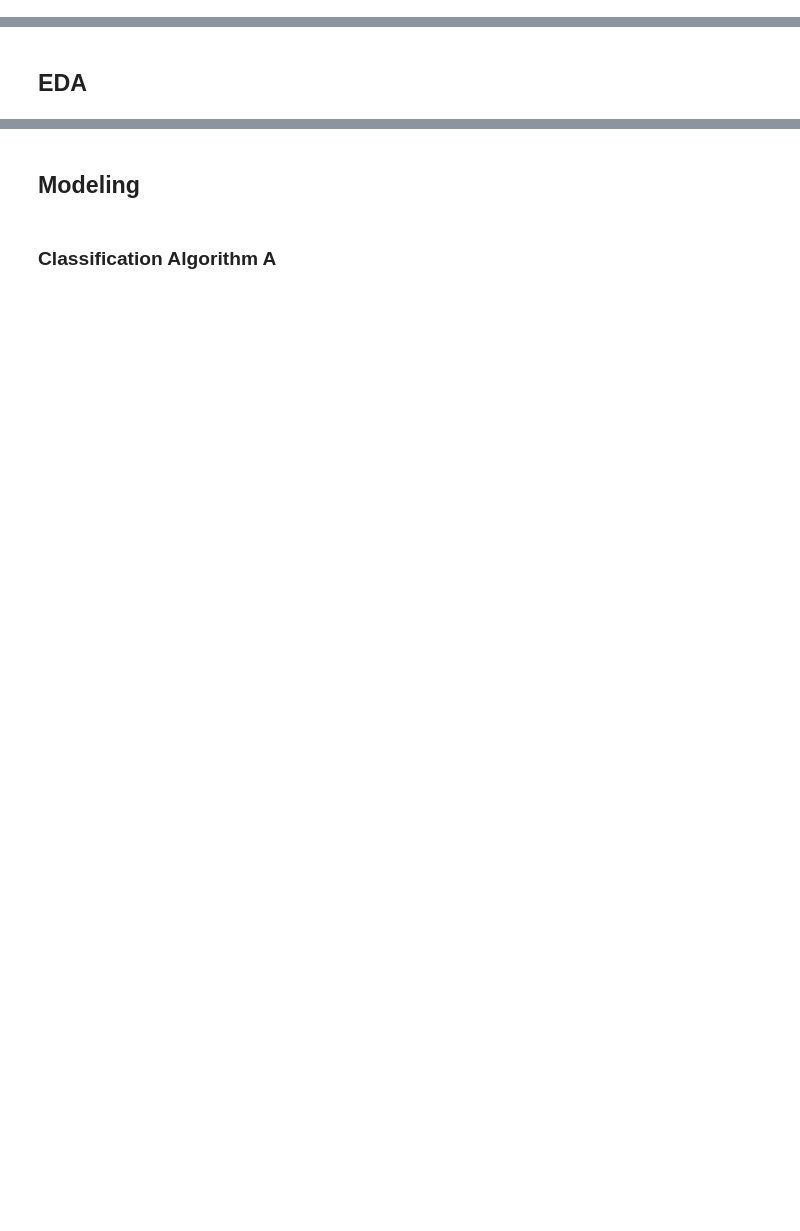
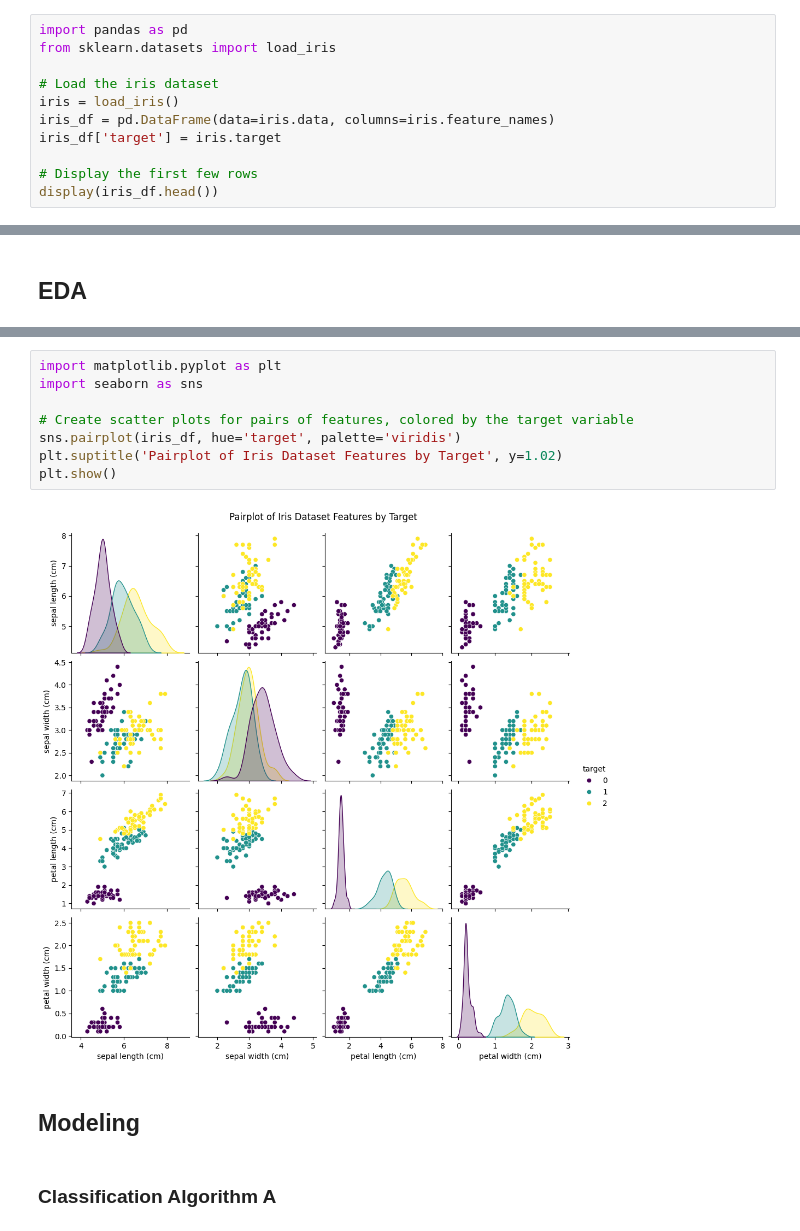
Before and after one commit to pavani-tvs88/DataScience-Demo-2025, a Jupyter notebook: data_science_notebook.ipynb, the cells around one changed output, grey strips where cells are left out. Drawn from its saved outputs; the diff is of its cells as text; blank space fills up the shorter version.

```diff
--- a/data_science_notebook.ipynb
+++ b/data_science_notebook.ipynb
@@ -4,3 +4,14 @@
 ## Data Science Demo
 # %% [markdown]
 ## Ingest
+# %%
+import pandas as pd
+from sklearn.datasets import load_iris
+
+# Load the iris dataset
+iris = load_iris()
+iris_df = pd.DataFrame(data=iris.data, columns=iris.feature_names)
+iris_df['target'] = iris.target
+
+# Display the first few rows
+display(iris_df.head())
@@ -9,3 +45,13 @@
+# %%
+import matplotlib.pyplot as plt
+import seaborn as sns
+
+# Create scatter plots for pairs of features, colored by the target variable
+sns.pairplot(iris_df, hue='target', palette='viridis')
+plt.suptitle('Pairplot of Iris Dataset Features by Target', y=1.02)
+plt.show()
+# %% [output]
+[figure, added]
 # %% [markdown]
 ## Modeling
 # %% [markdown]
```
Also changed, not shown: parts of 6 cells of this notebook.
